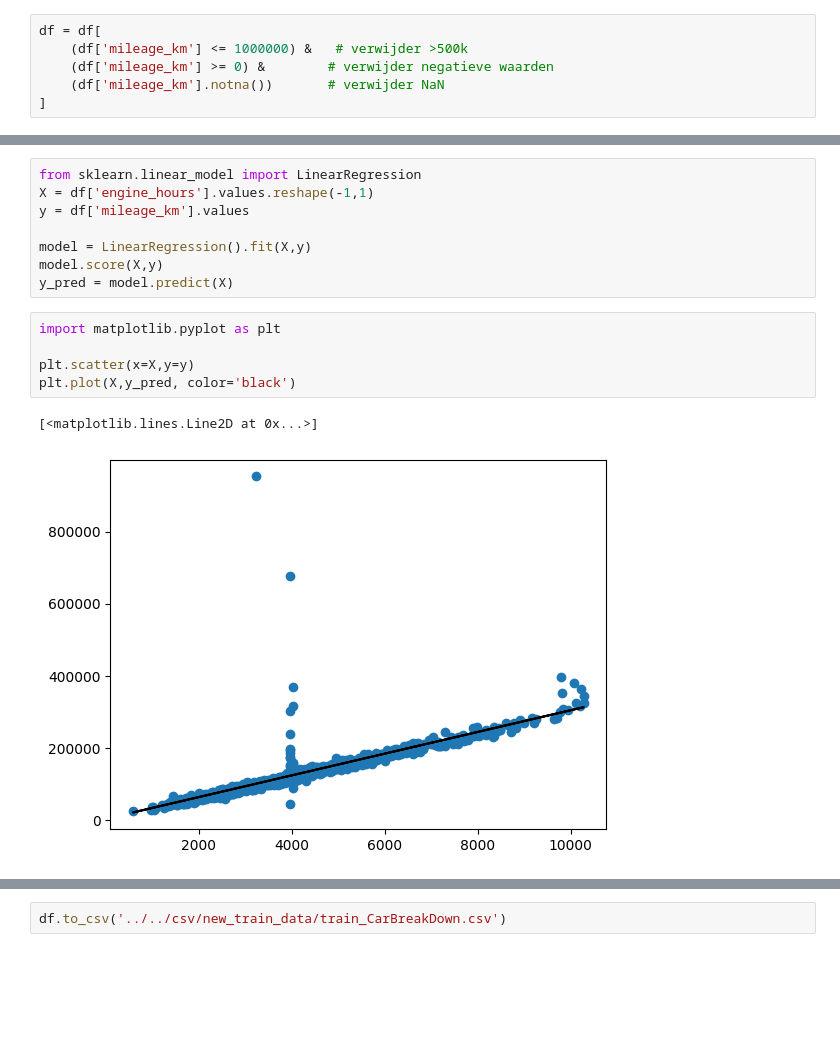
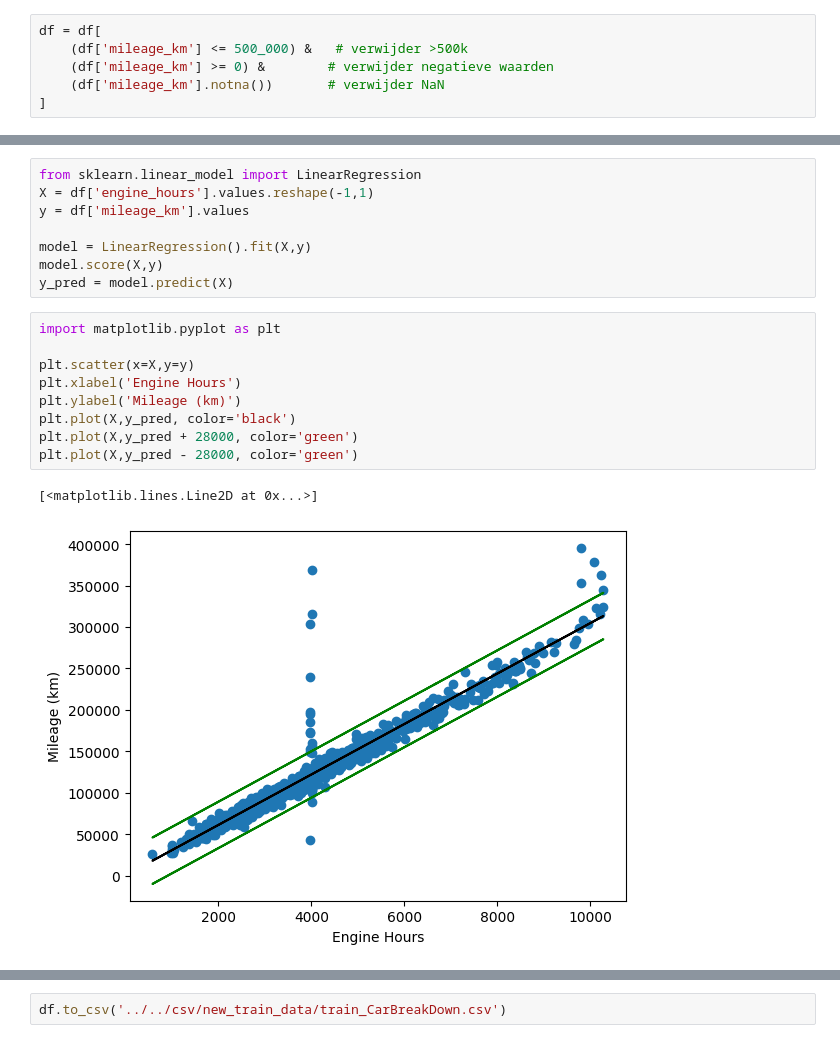
Before and after one commit to MilanMartens/DE-AI-mannen, a Jupyter notebook: notebooks/EDA/SLJ-EDA.ipynb, the cells around one changed output, grey strips where cells are left out. Drawn from its saved outputs; the diff is of its cells as text; blank space fills up the shorter version.

```diff
--- a/notebooks/EDA/SLJ-EDA.ipynb
+++ b/notebooks/EDA/SLJ-EDA.ipynb
@@ -181,7 +181,7 @@ Vehicle_age_years is een **numerieke kollom**.Het is ook relatief **normaal verd
 ### mileage_km
 # %%
 df = df[
-    (df['mileage_km'] <= 1000000) &   # verwijder >500k
+    (df['mileage_km'] <= 500_000) &   # verwijder >500k
     (df['mileage_km'] >= 0) &        # verwijder negatieve waarden
     (df['mileage_km'].notna())       # verwijder NaN
 ]
@@ -757,11 +757,15 @@ y_pred = model.predict(X)
 # %%
 import matplotlib.pyplot as plt
 
 plt.scatter(x=X,y=y)
+plt.xlabel('Engine Hours')
+plt.ylabel('Mileage (km)')
 plt.plot(X,y_pred, color='black')
+plt.plot(X,y_pred + 28000, color='green')
+plt.plot(X,y_pred - 28000, color='green')
 # %% [output]
 [<matplotlib.lines.Line2D at 0x...>]
-[figure, old version]
+[figure, new version]
 # %%
 plt.scatter(x=df['vehicle_age_years'],y=y, alpha=0.5)
 # %% [output]
```
Also changed, not shown: parts of 14 cells of this notebook.
